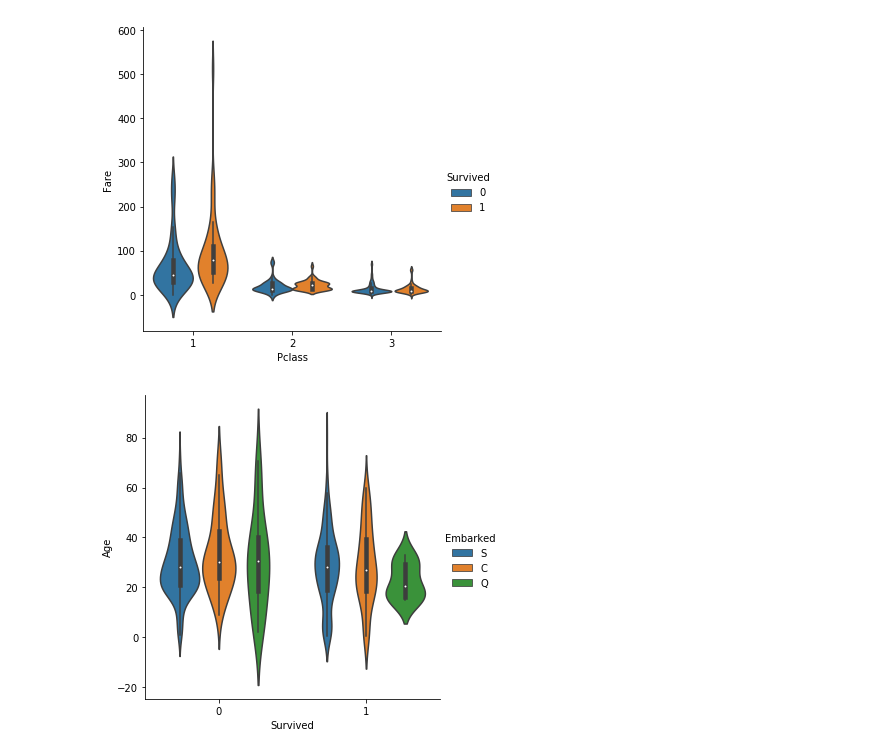
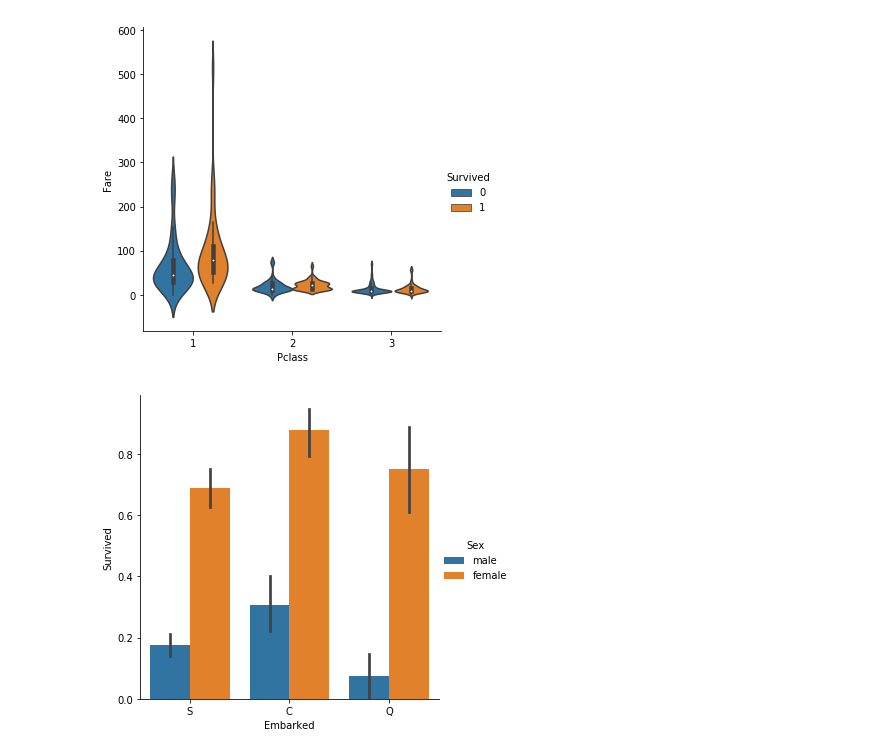
Before and after one commit to ShubhangG/ML-Workshop-for-THW, a Jupyter notebook: THW Machine learning tutorial.ipynb, the cells around one changed output. Cells and saved outputs as stored; diff of their text form; code cells hidden in the pictures.

```diff
--- a/THW Machine learning tutorial.ipynb
+++ b/THW Machine learning tutorial.ipynb
@@ -155,7 +155,7 @@ plt.show()
 # %% [output]
 [figure]
 # %%
-sns.catplot(x="Survived",y="Age", hue="Embarked", data=train_dat, kind="violin")
+sns.catplot(y="Survived",x="Embarked", hue="Sex", data=train_dat, kind="bar")
 plt.show()
 # %% [output]
-[figure, old version]
+[figure, new version]
```
Also changed, not shown: parts of 14 cells of this notebook.
